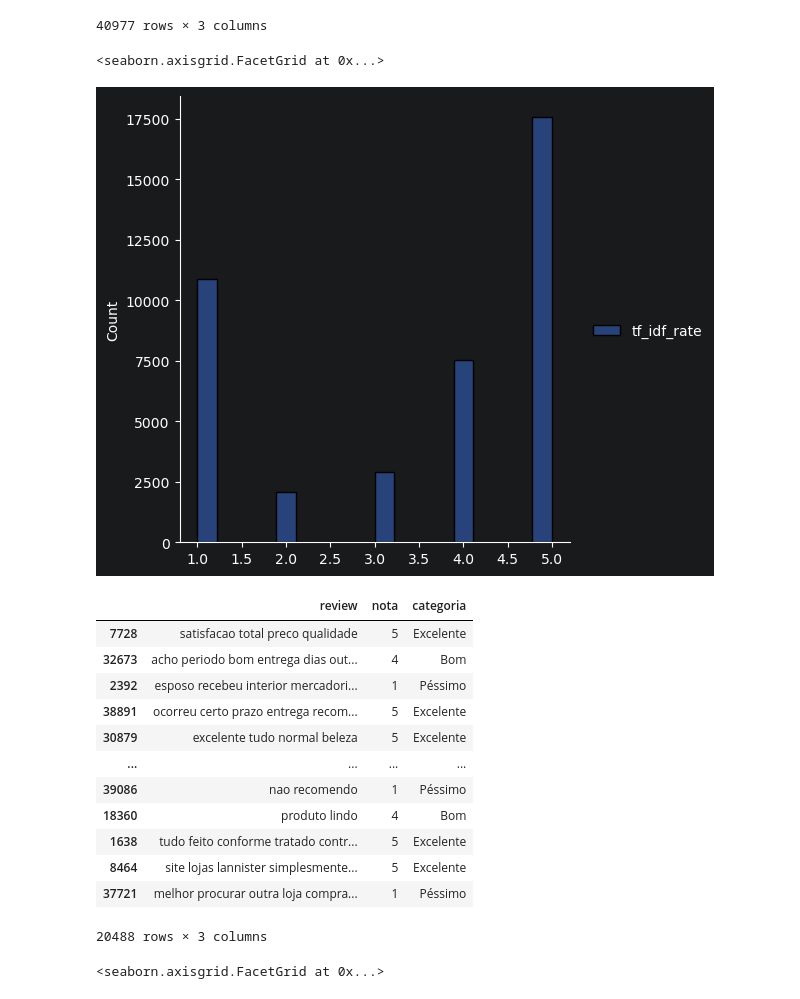
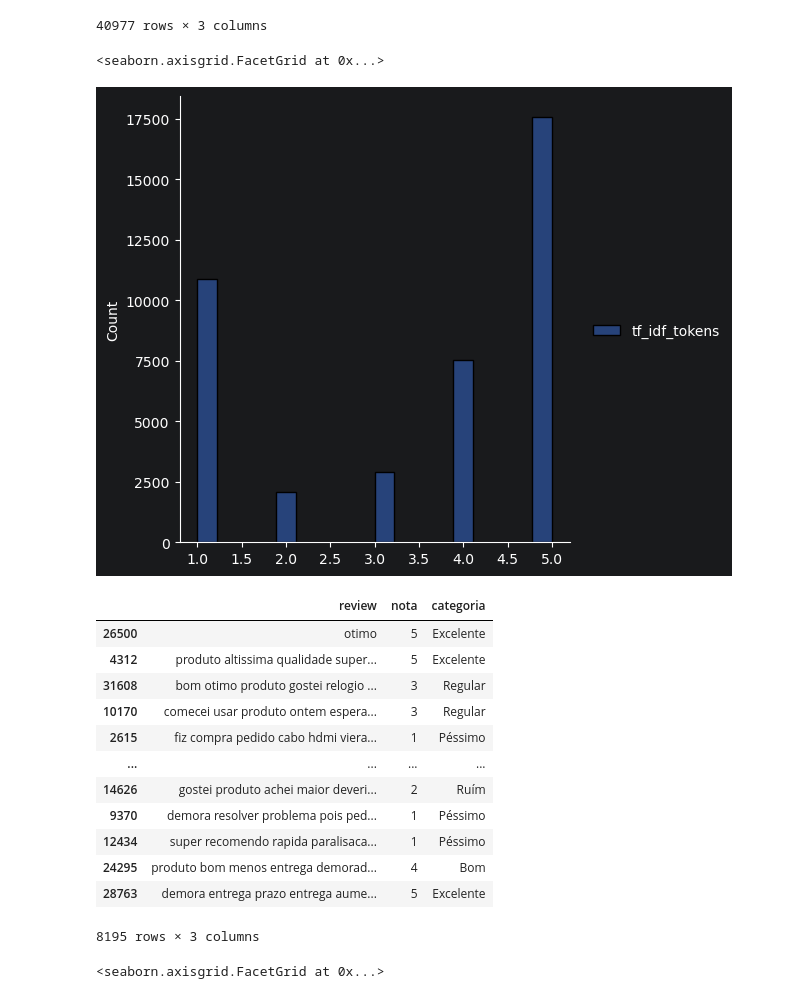
Before and after one commit to rabreu/Infnet-MIT-IA-PLN-PD_26E2_, a Jupyter notebook: Renata_Braga_de_Abreu_sistemas-cognitivos-linguagem-natural_pln.pdf.ipynb, the cells around one changed output. Saved outputs shown, nothing was run; the diff lists cells and outputs as text; code cells hidden in the pictures.

```diff
--- a/Renata_Braga_de_Abreu_sistemas-cognitivos-linguagem-natural_pln.pdf.ipynb
+++ b/Renata_Braga_de_Abreu_sistemas-cognitivos-linguagem-natural_pln.pdf.ipynb
@@ -187,10 +110,0 @@ docs = (reviews['review_comment_transformed'].astype(str)
-# %%
-tokens_lem = []
-
-for doc in docs:
-    lemanizer = nlp_pt(doc)
-    for lem in lemanizer:
-        tokens_rad.append(lem.lemma_)
-
-for tuple_tokens in Counter(tokens_lem).most_common(50):
-    print(tuple_tokens)
@@ -196,0 +154,19 @@ for tuple_tokens in Counter(tokens_lem).most_common(50):
+# %%
+snowball_pt = SnowballStemmer(language="portuguese")
+nlp_pt = spacy.load("pt_core_news_md")
+
+tokens = []
+
+docs = (reviews['review_comment_transformed'].astype(str)
+                    .apply(clean_text_as_str)
+       )
+
+for doc in docs:
+    lemanizer = nlp_pt(doc)
+    for token in lemanizer:
+        palavra = token.text.lower()
+        stem = snowball_pt.stem(palavra)
+        tokens.append({'palavra': palavra,
+                           'stemming': stem,
+                           'lem': token.lemma_,
+                           'classe': token.pos_})
@@ -260,11 +267,11 @@ model_rate.fit(X_rate, list(keys))
 # %% [output]
 MultinomialNB()
 # %%
-predictions_nm_rate = []
-rates_tf_idf_rate = []
+predictions_nm_tokens = []
+rates_tf_idf_tokens = []
 for review in docs:
     vec = vectorizer_rate.transform([review])
     _X = model_rate.predict(vec)
-    rates_tf_idf_rate.append(int(_X[0]))
+    rates_tf_idf_tokens.append(int(_X[0]))
     # rates_tf_idf.append({"tf-idf": model.predict(vec)[0]})
-    predictions_nm_rate.append({"review": review, "nota": _X[0], "categoria": categories.get(int(_X[0]))})
+    predictions_nm_tokens.append({"review": review, "nota": _X[0], "categoria": categories.get(int(_X[0]))})
@@ -404,26 +363,26 @@ pd.DataFrame(predictions_nm)
 | 40976 | produto chegou devolver pois defe... | 1 | Péssimo |
 40977 rows × 3 columns
 # %%
-sb.displot(data=pd.DataFrame({'tf_idf_rate': rates_tf_idf_rate}))
+sb.displot(data=pd.DataFrame({'tf_idf_tokens': rates_tf_idf_tokens}))
 # %% [output]
 <seaborn.axisgrid.FacetGrid at 0x...>
-[figure, old version]
+[figure, new version]
 # %%
-pd.DataFrame(predictions_nm_rate).sample(frac=0.5)
+pd.DataFrame(predictions_nm_tokens).sample(frac=0.2)
 # %% [output]
 |  | review | nota | categoria |
-| 7728 | satisfacao total preco qualidade | 5 | Excelente |
-| 32673 | acho periodo bom entrega dias out... | 4 | Bom |
-| 2392 | esposo recebeu interior mercadori... | 1 | Péssimo |
-| 38891 | ocorreu certo prazo entrega recom... | 5 | Excelente |
-| 30879 | excelente tudo normal beleza | 5 | Excelente |
+| 26500 | otimo | 5 | Excelente |
+| 4312 | produto altissima qualidade super... | 5 | Excelente |
+| 31608 | bom otimo produto gostei relogio ... | 3 | Regular |
+| 10170 | comecei usar produto ontem espera... | 3 | Regular |
+| 2615 | fiz compra pedido cabo hdmi viera... | 1 | Péssimo |
 | ... | ... | ... | ... |
-| 39086 | nao recomendo | 1 | Péssimo |
-| 18360 | produto lindo | 4 | Bom |
-| 1638 | tudo feito conforme tratado contr... | 5 | Excelente |
-| 8464 | site lojas lannister simplesmente... | 5 | Excelente |
-| 37721 | melhor procurar outra loja compra... | 1 | Péssimo |
+| 14626 | gostei produto achei maior deveri... | 2 | Ruím |
+| 9370 | demora resolver problema pois ped... | 1 | Péssimo |
+| 12434 | super recomendo rapida paralisaca... | 1 | Péssimo |
+| 24295 | produto bom menos entrega demorad... | 4 | Bom |
+| 28763 | demora entrega prazo entrega aume... | 5 | Excelente |
-20488 rows × 3 columns
+8195 rows × 3 columns
 # %%
 sb.displot(data=pd.DataFrame({'vader': rates_vader}))
 # %% [output]
```
Also changed, not shown: parts of 28 cells of this notebook.
